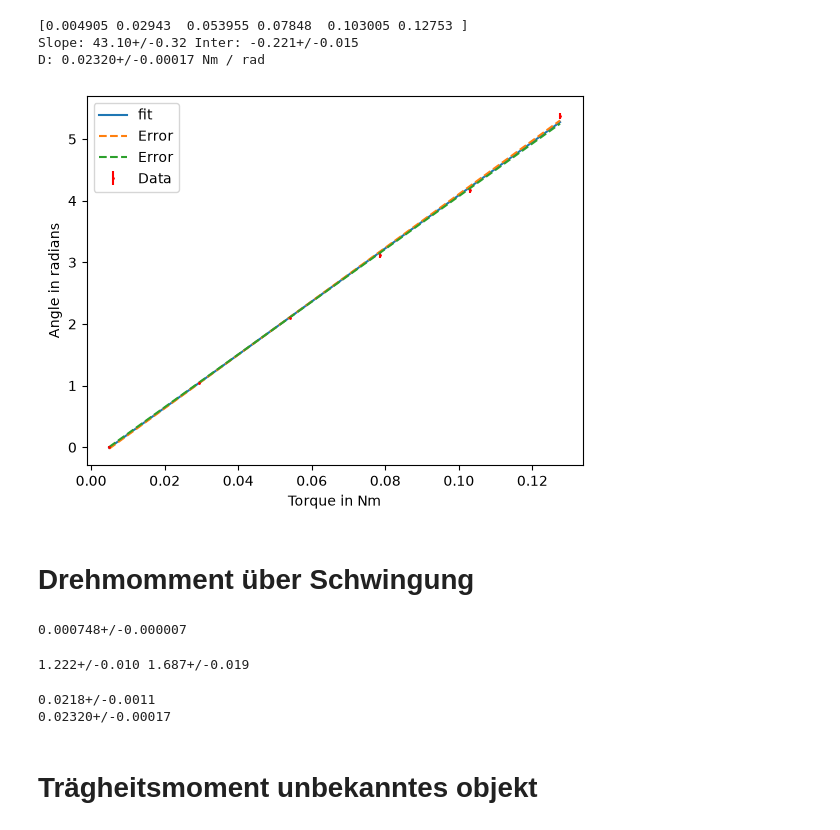
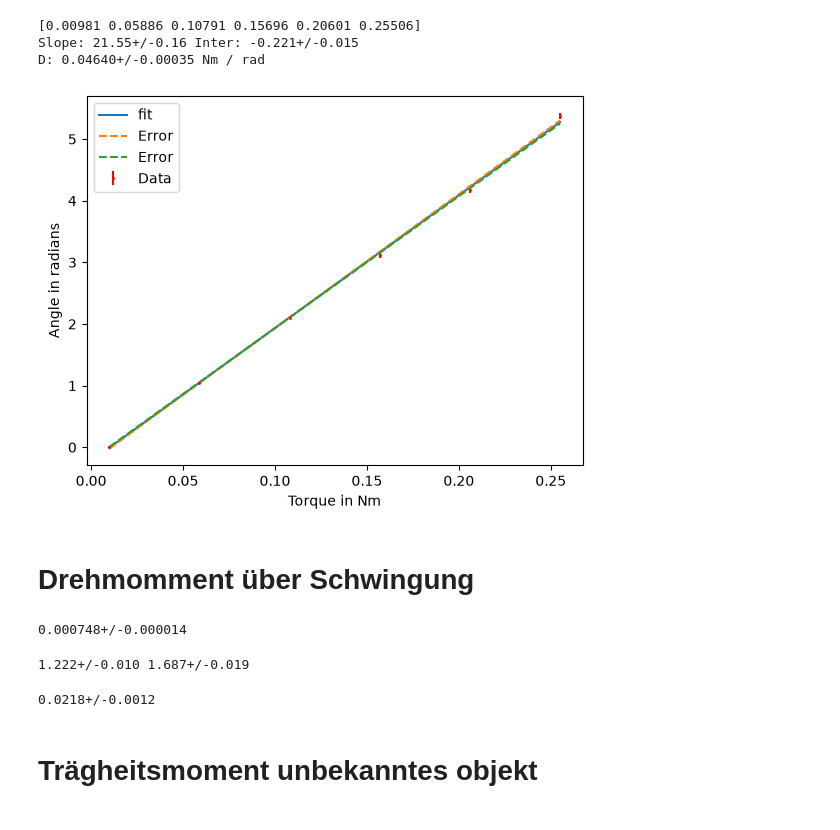
Before and after one commit to Bergschaf/PAP1, a Jupyter notebook: V12/V12.ipynb, the cells around one changed output. Cells and saved outputs as stored; diff of their text form; code cells hidden in the pictures.

```diff
--- a/V12/V12.ipynb
+++ b/V12/V12.ipynb
@@ -7,7 +7,7 @@ import scipy
 # Aufgabe 1
 # Gewicht zu Winkel
 # Gewichte in g
-Gewichte = np.array([10,60,110,160,210,260]) / 1000
+Gewichte = (np.array([10,60,110,160,210,260]) / 1000) *2
 
 g = 9.81
 
@@ -52,41 +52,41 @@ class UCurve:
 
         y_fit_e1 = self.inter - self.d_inter + (self.slope + self.d_slope) * x_data
         plt.plot(x_data, y_fit_e1, label = "Error", linestyle="dashed")
 
         y_fit_e2 = self.inter + self.d_inter + (self.slope - self.d_slope) * x_data
         plt.plot(x_data, y_fit_e2, label = "Error", linestyle="dashed")
 
         plt.legend()
 
         plt.xlabel(xlabel)
         plt.ylabel(ylabel)
         if filename != "":
             plt.savefig(filename)
         else:
             plt.show()
 
 def uarray_from_arrayu(au):
     values, stds = [], []
     for x in au:
         values.append(x.nominal_value)
         stds.append(x.std_dev)
     return unp.uarray(values,stds)
 
 fit = UCurve.ufit(Drehmoment, Winkel_radians)
 print(fit)
 fit.draw_avg_with_errorbars(Drehmoment, Winkel_radians, "Torque in Nm", "Angle in radians",filename= "Aufgabe1.svg")
 D = 1 / fit.get_uslope()
 
 print(f"D: {D} Nm / rad")
 # %% [output]
-[0.004905 0.02943  0.053955 0.07848  0.103005 0.12753 ]
-Slope: 43.10+/-0.32 Inter: -0.221+/-0.015
-D: 0.02320+/-0.00017 Nm / rad
+[0.00981 0.05886 0.10791 0.15696 0.20601 0.25506]
+Slope: 21.55+/-0.16 Inter: -0.221+/-0.015
+D: 0.04640+/-0.00035 Nm / rad
-[figure, old version]
+[figure, new version]
 # %% [markdown]
 # Drehmomment über Schwingung
 # %%
-Radius_Scheibe = ufloat(0.1051,0.0005) / 2# in m
+Radius_Scheibe = ufloat(0.1051,0.001) / 2# in m
 Gewicht_Scheibe = ufloat(542,1) / 1000 # in kg
 
 J_Scheibe = 1/2 * (Gewicht_Scheibe) * Radius_Scheibe ** 2
@@ -94,7 +94,7 @@ J_Scheibe = 1/2 * (Gewicht_Scheibe) * Radius_Scheibe ** 2
 #print(Radius_Scheibe, Gewicht_Scheibe)
 print(J_Scheibe)
 # %% [output]
-0.000748+/-0.000007
+0.000748+/-0.000014
 # %%
 def Fehler_des_Mittelwerts(array):
     return np.std(array,ddof=1) / np.sqrt(3)
@@ -115,10 +115,9 @@ print(T_1, T_2)
 
 D_ = 4 * np.pi** 2 * J_Scheibe / (T_2 ** 2 - T_1 ** 2)
 print(D_)
-print(D)
+#print(D)
 # %% [output]
-0.0218+/-0.0011
-0.02320+/-0.00017
+0.0218+/-0.0012
 # %% [markdown]
 # Trägheitsmoment unbekanntes objekt
 # %%
```
Also changed, not shown: 2 other files.
